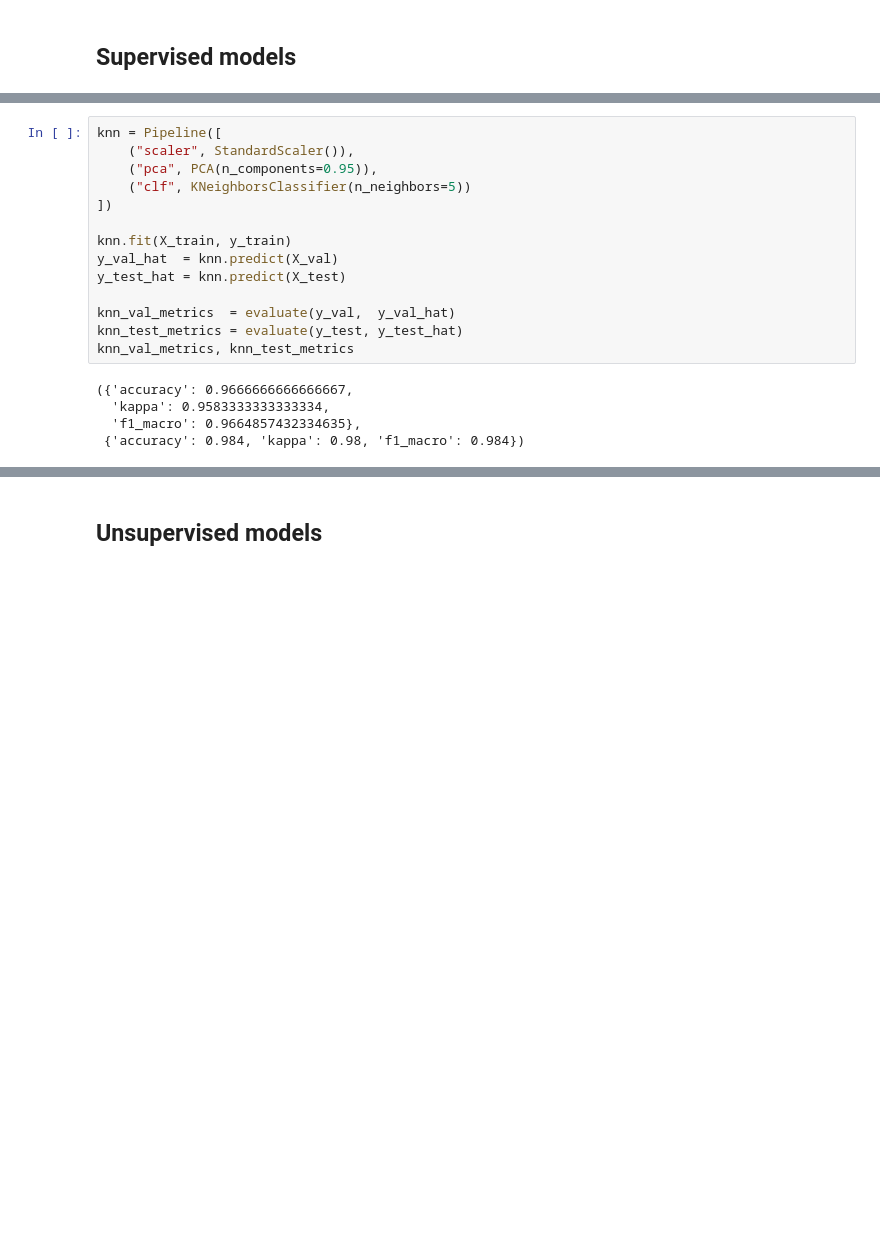
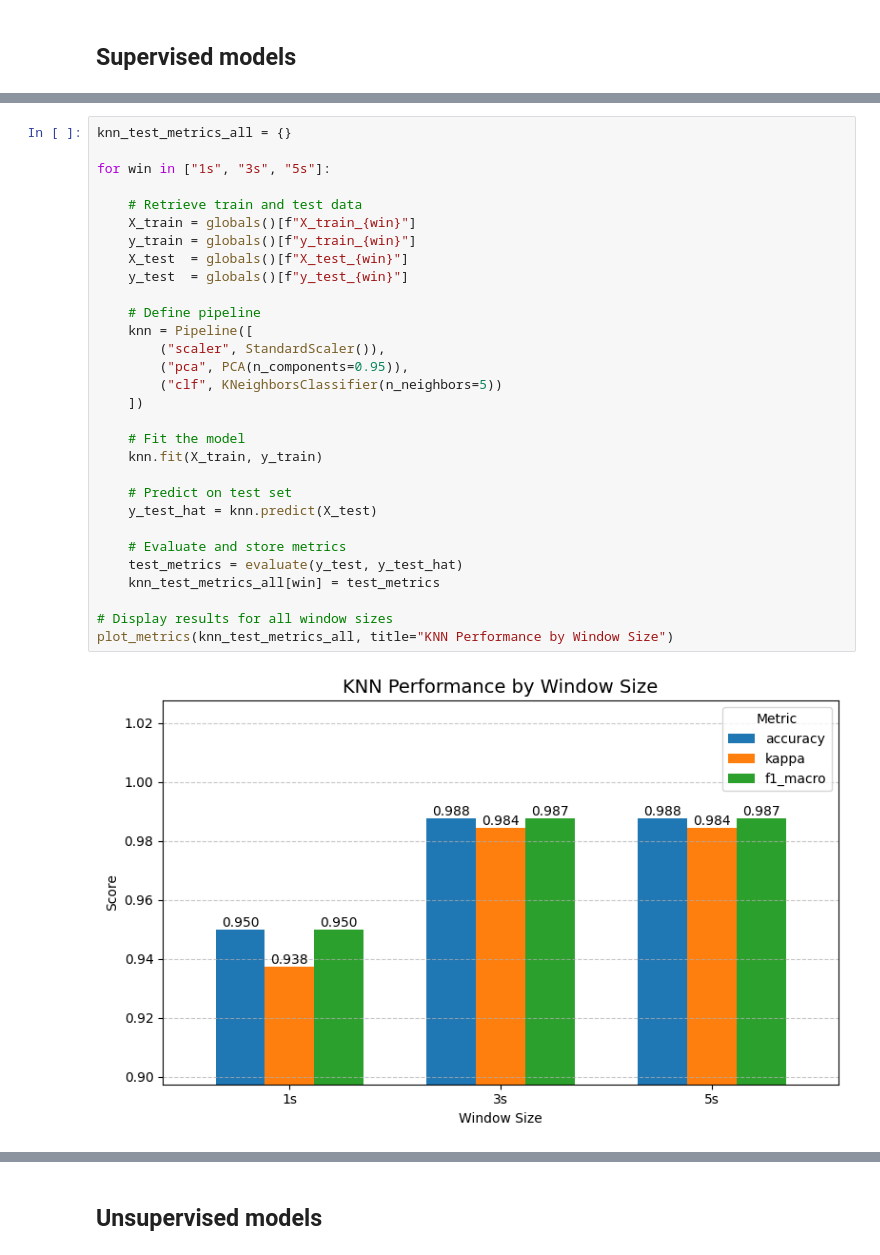
Before and after one commit to OfferPi/5ARE0-ActivityRecognition, a Jupyter notebook: group13_activity_recognition.ipynb, the cells around one changed output, grey strips where cells are left out. Saved outputs shown, nothing was run; the diff lists cells and outputs as text; blank space fills up the shorter version.

```diff
--- a/group13_activity_recognition.ipynb
+++ b/group13_activity_recognition.ipynb
@@ -1219,21 +1342,34 @@ NameError: name 'X_val' is not defined
 # %%
-knn = Pipeline([
-    ("scaler", StandardScaler()),
-    ("pca", PCA(n_components=0.95)),
-    ("clf", KNeighborsClassifier(n_neighbors=5))
-])
+knn_test_metrics_all = {}
 
-knn.fit(X_train, y_train)
-y_val_hat  = knn.predict(X_val)
-y_test_hat = knn.predict(X_test)
+for win in ["1s", "3s", "5s"]:
 
-knn_val_metrics  = evaluate(y_val,  y_val_hat)
-knn_test_metrics = evaluate(y_test, y_test_hat)
-knn_val_metrics, knn_test_metrics
+    # Retrieve train and test data
+    X_train = globals()[f"X_train_{win}"]
+    y_train = globals()[f"y_train_{win}"]
+    X_test  = globals()[f"X_test_{win}"]
+    y_test  = globals()[f"y_test_{win}"]
+
+    # Define pipeline
+    knn = Pipeline([
+        ("scaler", StandardScaler()),
+        ("pca", PCA(n_components=0.95)),
+        ("clf", KNeighborsClassifier(n_neighbors=5))
+    ])
+
+    # Fit the model
+    knn.fit(X_train, y_train)
+
+    # Predict on test set
+    y_test_hat = knn.predict(X_test)
+
+    # Evaluate and store metrics
+    test_metrics = evaluate(y_test, y_test_hat)
+    knn_test_metrics_all[win] = test_metrics
+
+# Display results for all window sizes
+plot_metrics(knn_test_metrics_all, title="KNN Performance by Window Size")
 # %% [output]
-({'accuracy': 0.9666666666666667,
-  'kappa': 0.9583333333333334,
-  'f1_macro': 0.9664857432334635},
- {'accuracy': 0.984, 'kappa': 0.98, 'f1_macro': 0.984})
+[figure, added]
 # %% [markdown]
 ### Gaussian Naive Bayes
```
Also changed, not shown: parts of 31 cells of this notebook.
